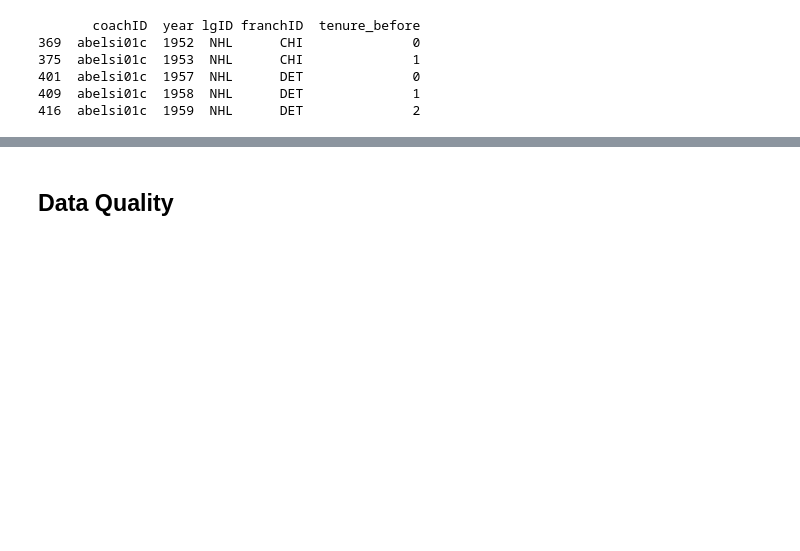
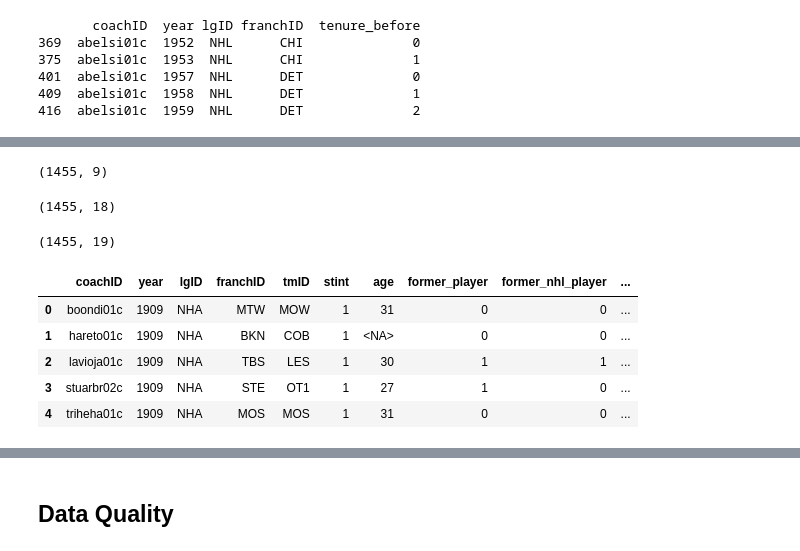
Before and after one commit to LuisBento2005/AC_DataMining, a Jupyter notebook: notebooks/03_data_preparation.ipynb, the cells around one changed output, grey strips where cells are left out. Cells and saved outputs as stored; diff of their text form; code cells hidden in the pictures; blank space fills up the shorter version.

```diff
--- a/notebooks/03_data_preparation.ipynb
+++ b/notebooks/03_data_preparation.ipynb
@@ -607,0 +610,4 @@ print(tenure.head())
+# %%
+start_coach = sql_file("coach_start.sql")
+
+start_coach.head()
@@ -607,0 +641,28 @@ print(tenure.head())
+# %%
+profile_merge = pd.merge(start_coach, profile, on=["coachID", "year", "tmID", "stint", "lgID"], how="left")
+
+profile_merge.head()
+print(profile_merge.shape)
+# %% [output]
+(1455, 9)
+# %%
+profile_history_merge = pd.merge(profile_merge, merged_history, on=["coachID", "year", "lgID"], how="left")
+
+profile_history_merge.shape
+# %% [output]
+(1455, 18)
+# %%
+df = pd.merge(profile_history_merge, tenure, on=["coachID", "franchID", "year", "lgID"], how="left")
+
+df.shape
+# %% [output]
+(1455, 19)
+# %%
+df.head()
+# %% [output]
+|  | coachID | year | lgID | franchID | tmID | stint | age | former_player | former_nhl_player | ... |
+| 0 | boondi01c | 1909 | NHA | MTW | MOW | 1 | 31 | 0 | 0 | ... |
+| 1 | hareto01c | 1909 | NHA | BKN | COB | 1 | <NA> | 0 | 0 | ... |
+| 2 | lavioja01c | 1909 | NHA | TBS | LES | 1 | 30 | 1 | 1 | ... |
+| 3 | stuarbr02c | 1909 | NHA | STE | OT1 | 1 | 27 | 1 | 0 | ... |
+| 4 | triheha01c | 1909 | NHA | MOS | MOS | 1 | 31 | 0 | 0 | ... |
```
Also changed, not shown: parts of 12 cells of this notebook, 1 other file.
